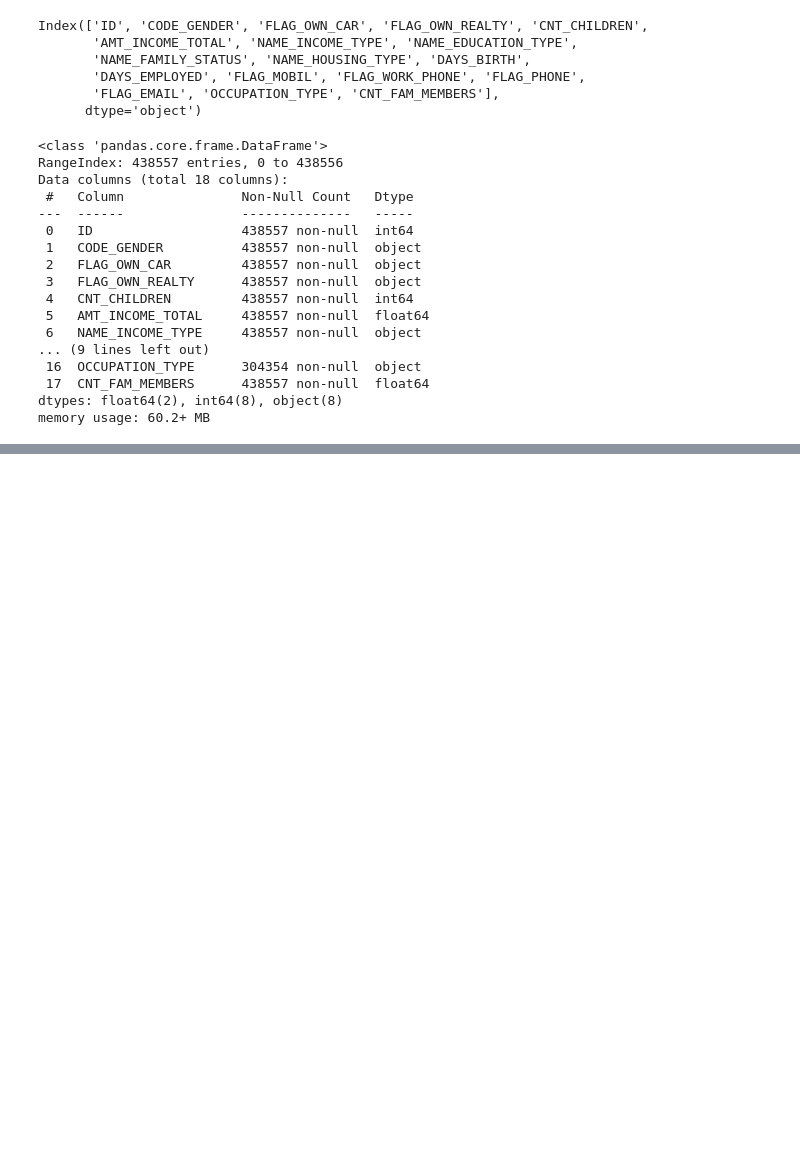
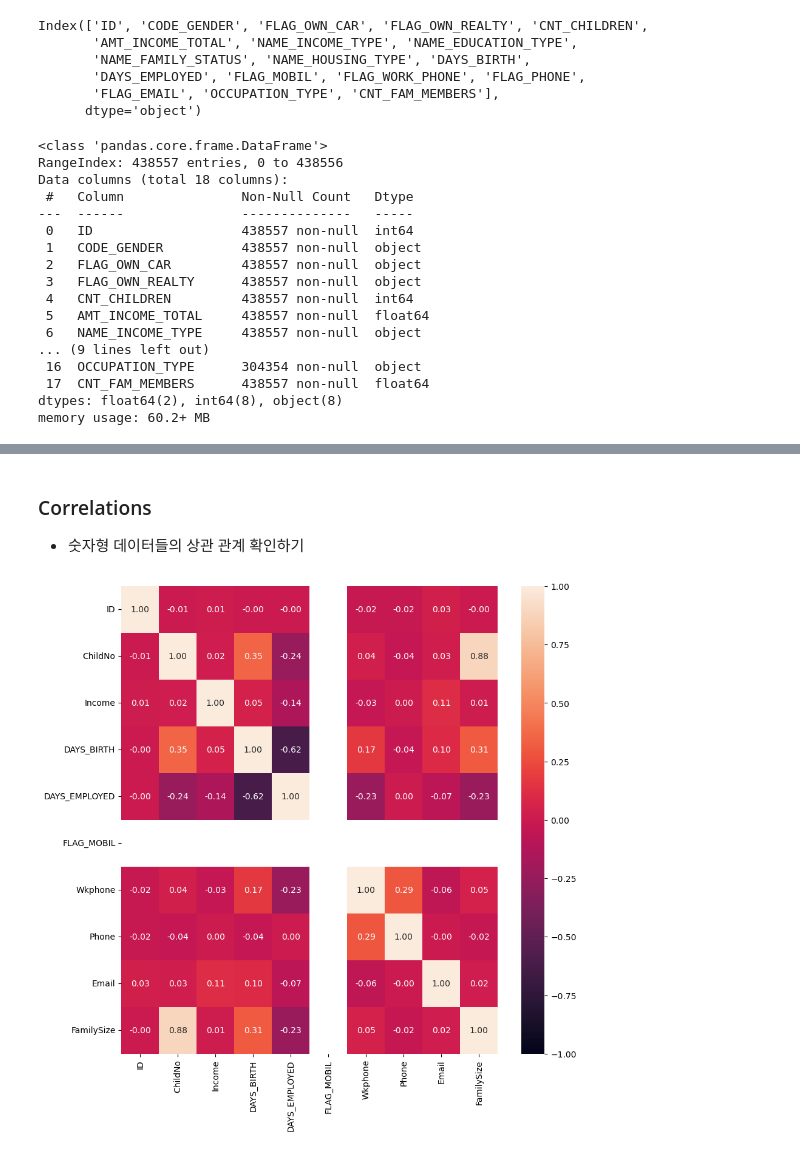
Before and after one commit to tmdcksdl/ML_Credit_Project, a Jupyter notebook: ML_Project/ML_Project.ipynb, the cells around one changed output, grey strips where cells are left out. Drawn from its saved outputs; the diff is of its cells as text; code cells hidden in the pictures; blank space fills up the shorter version.

```diff
--- a/ML_Project/ML_Project.ipynb
+++ b/ML_Project/ML_Project.ipynb
@@ -66,0 +95,2 @@ application.head()
+# %%
+application['Occupy'].fillna('not_specified',inplace=True)
@@ -66,0 +147,2 @@ application.head()
+# %%
+merge_df = pd.merge(application, scores_df, on='ID', how='left')
@@ -66,0 +182,3 @@ application.head()
+# %%
+merge_df.dropna(inplace=True)
+merge_df.info()
@@ -66,0 +203,10 @@ application.head()
+# %% [markdown]
+### Correlations
+- 숫자형 데이터들의 상관 관계 확인하기
+# %%
+numerical_columns = application.select_dtypes('number').columns
+numerical_columns_df = merge_df.select_dtypes('number').columns
+plt.figure(figsize=(10, 10))
+sns.heatmap(application[numerical_columns].corr(), cmap='rocket', fmt='.2f', annot=True, vmin=-1, vmax=1);
+# %% [output]
+[figure, added]
```
Also changed, not shown: parts of 34 cells of this notebook.
